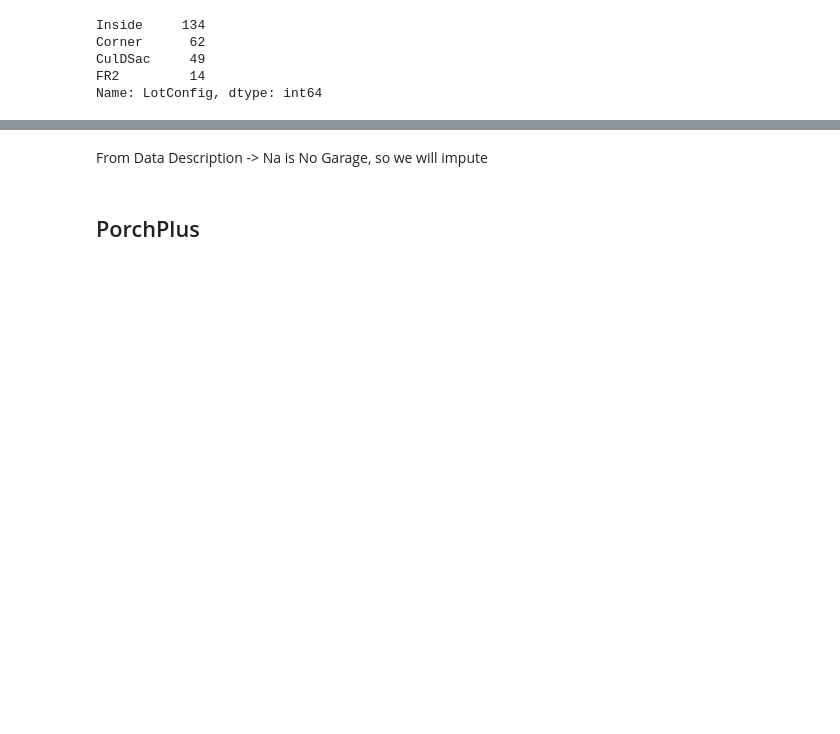
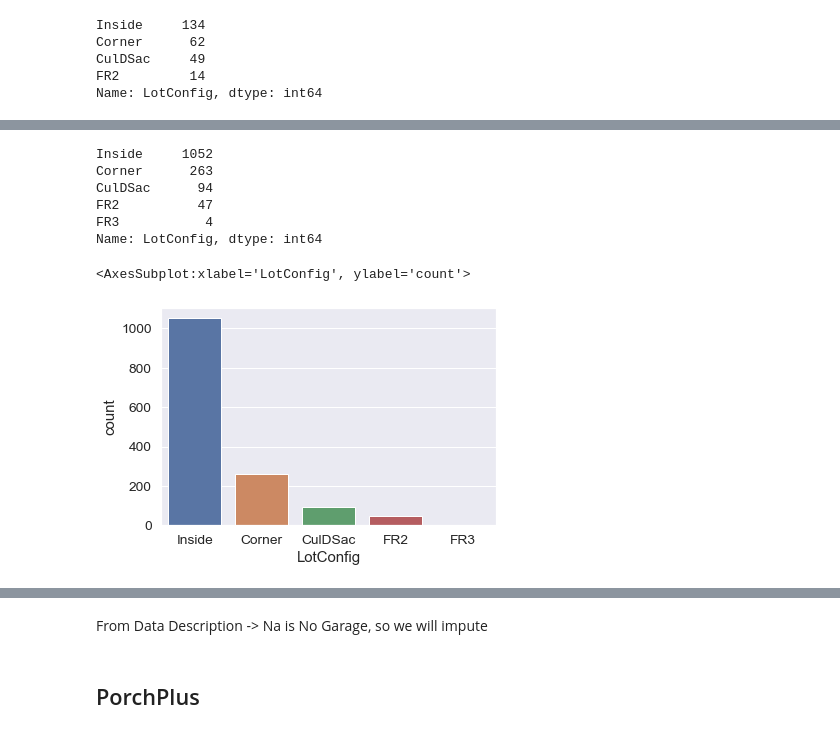
Before and after one commit to aditimayareddy/ameshousing, a Jupyter notebook: Ames_EDA.ipynb, the cells around one changed output, grey strips where cells are left out. Saved outputs shown, nothing was run; the diff lists cells and outputs as text; code cells hidden in the pictures; blank space fills up the shorter version.

```diff
--- a/Ames_EDA.ipynb
+++ b/Ames_EDA.ipynb
@@ -548,0 +472,16 @@ SaleInfo = ['MoSold','YrSold','SaleType', 'SaleCondition', 'log_SalePrice']
+# %%
+#comparing this with value counts of lot config across dataset
+print(train.LotConfig.value_counts())
+#visualizing with a count plot
+sns.countplot(x=train['LotConfig'],
+              data = train,
+             order = ['Inside', 'Corner', 'CulDSac', 'FR2', 'FR3'])
+# %% [output]
+Inside     1052
+Corner      263
+CulDSac      94
+FR2          47
+FR3           4
+Name: LotConfig, dtype: int64
+<AxesSubplot:xlabel='LotConfig', ylabel='count'>
+[figure, added]
```
Also changed, not shown: parts of 94 cells of this notebook, 1 other file.
